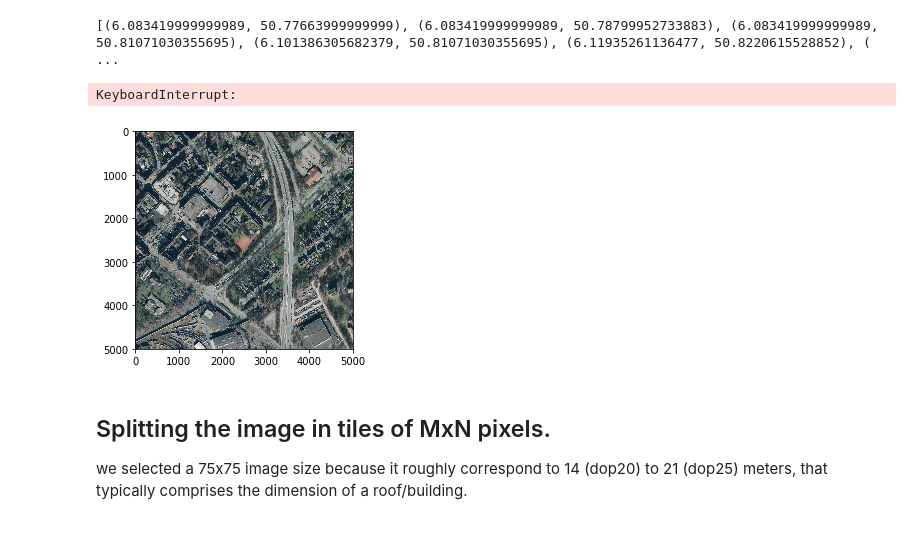
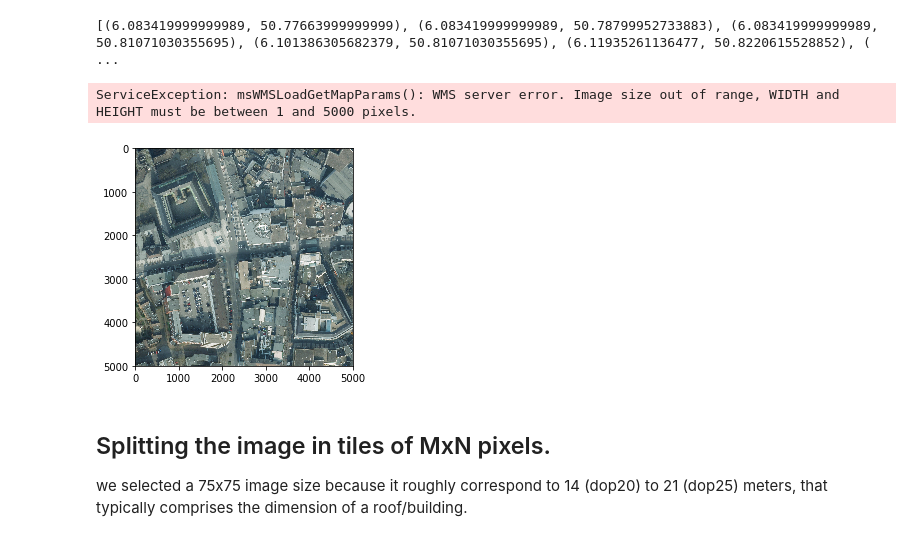
Before and after one commit to SB-BISS/DeepSolaris, a Jupyter notebook: Python/DeepSolarisAutomaticNRWAnalysis.ipynb, the cells around one changed output. Cells and saved outputs as stored; diff of their text form; code cells hidden in the pictures.

```diff
--- a/Python/DeepSolarisAutomaticNRWAnalysis.ipynb
+++ b/Python/DeepSolarisAutomaticNRWAnalysis.ipynb
@@ -161,15 +234,19 @@ import traceback
 layer = 'nw_dop_rgb'
 img_format = "image/tiff"
 style='default'
+x_meters = 500
+y_meters = 500
+x_pixels = 5000
+y_pixels = 5000
 
-locs = slide_location(loc,xmeters=2000,ymeters=2000,xtimes=4,ytimes=4)
+locs = slide_location(loc,xmeters=1000,ymeters=1000,xtimes=1,ytimes=1)
 
 images = []
 for loc in locs:
-    img = img_selector(wms,layer,img_format,loc, styles=style , x_meters=1000,y_meters=1000, x_pixels=5000,y_pixels =5000)
+    img = img_selector(wms,layer,img_format,loc, styles=style , x_meters=x_meters,y_meters=y_meters, x_pixels=x_pixels,y_pixels =y_pixels)
     mybyteimg = img.read()
     image = Image.open(io.BytesIO(mybyteimg))
     images.append(image)
 # %% [output]
-KeyboardInterrupt:
+ServiceException: msWMSLoadGetMapParams(): WMS server error. Image size out of range, WIDTH and HEIGHT must be between 1 and 5000 pixels.
 # %%
@@ -185,14 +262,14 @@ import matplotlib.pyplot as plt
 # %%
 images = []
 # %%
-image_name='center_duisburg_3'
+image_name='center_bochum_0'
 
 imgl=mpimg.imread(image_name + ".tiff")# for the moment I select manually
 imgplot = plt.imshow(imgl)
 
 plt.show() #there you go.
 # %% [output]
-[figure, old version]
+[figure, new version]
 # %% [markdown]
 ## Splitting the image in tiles of MxN pixels.
 
```
Also changed, not shown: parts of 17 cells of this notebook, 1 other file.
